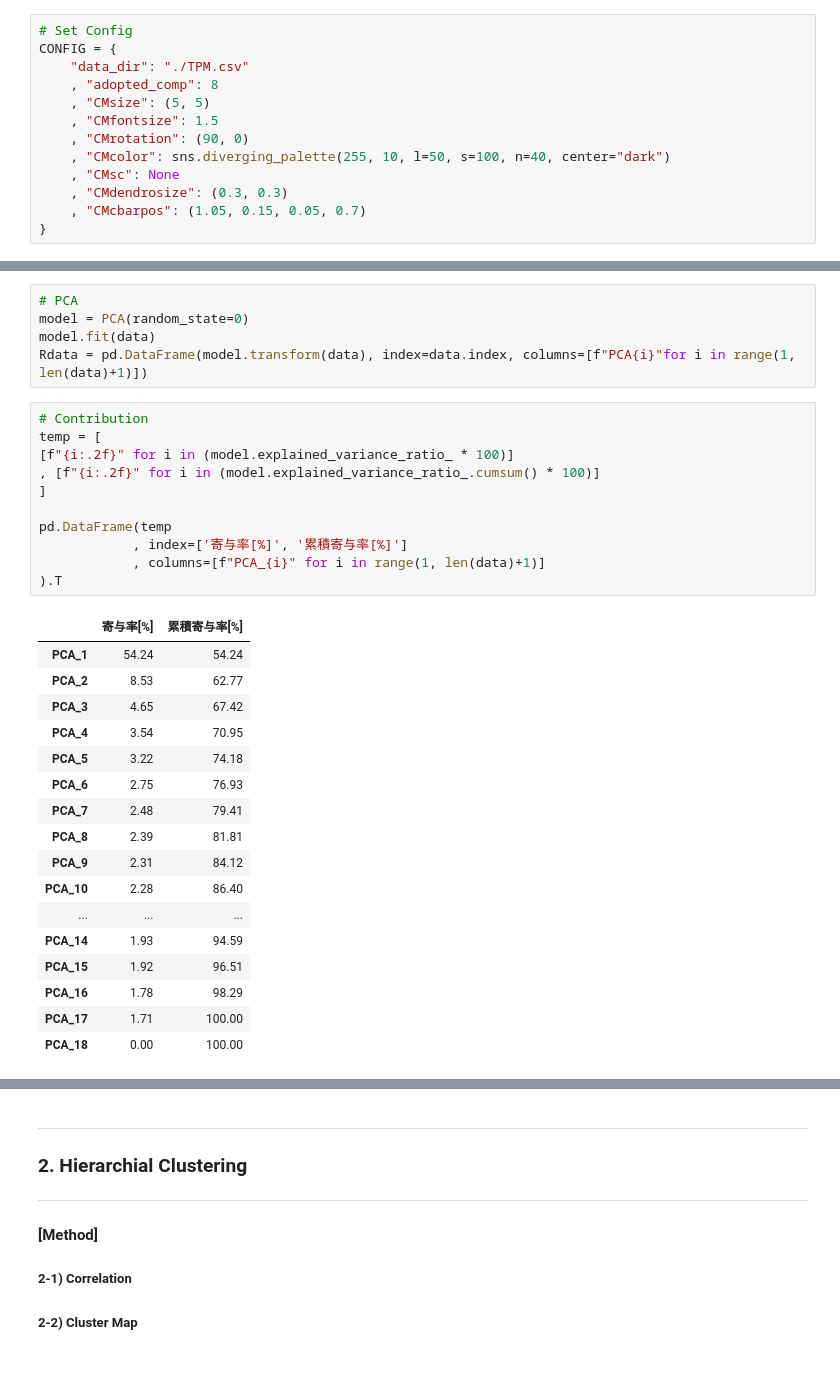
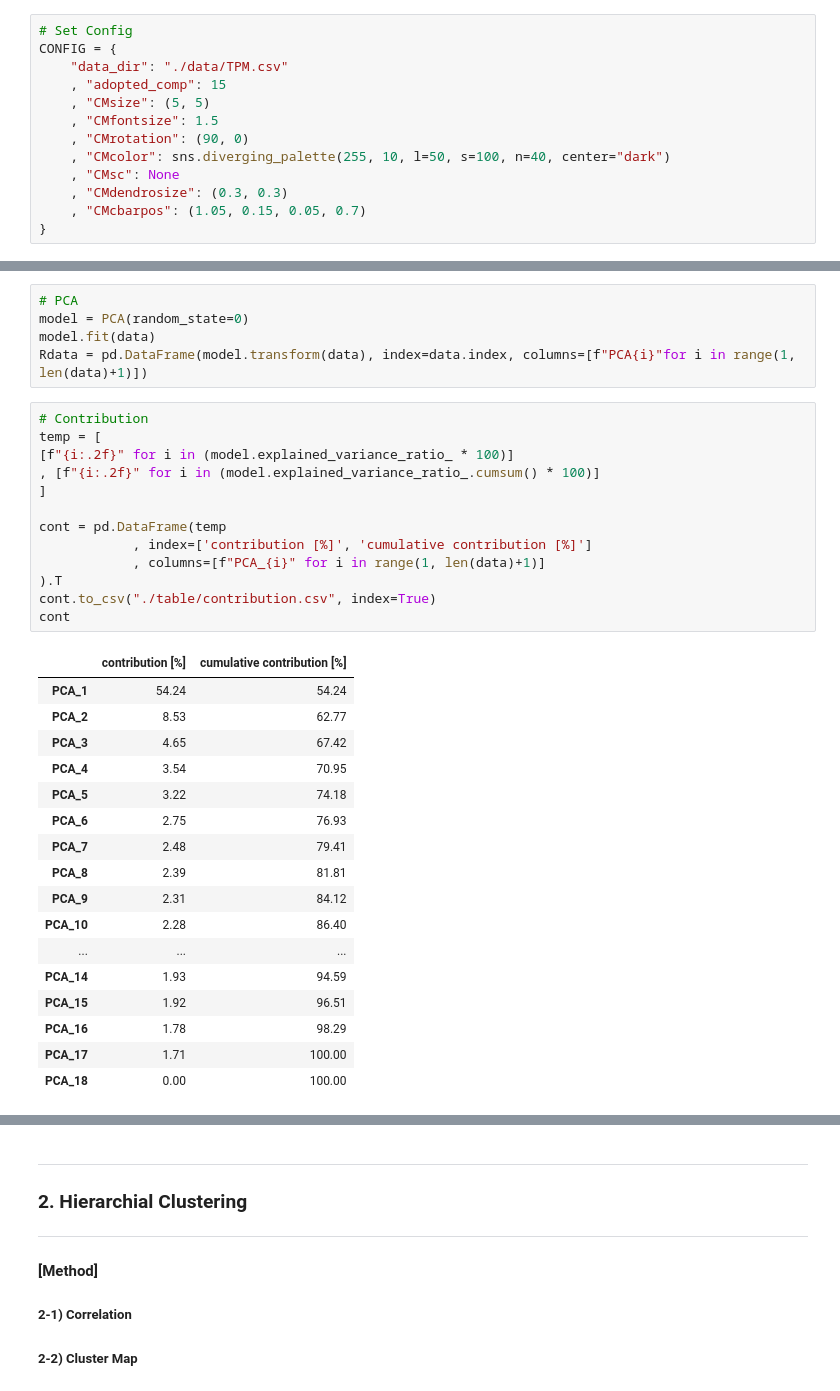
Before and after one commit to yo-aka-gene/neurite, a Jupyter notebook: PCA.ipynb, the cells around one changed output, grey strips where cells are left out. Drawn from its saved outputs; the diff is of its cells as text.

```diff
--- a/PCA.ipynb
+++ b/PCA.ipynb
@@ -14,8 +14,8 @@ from sklearn.decomposition import PCA
 # %%
 # Set Config
 CONFIG = {
-    "data_dir": "./TPM.csv"
-    , "adopted_comp": 8
+    "data_dir": "./data/TPM.csv"
+    , "adopted_comp": 15
     , "CMsize": (5, 5)
     , "CMfontsize": 1.5
     , "CMrotation": (90, 0)
@@ -46,16 +46,18 @@ Rdata = pd.DataFrame(model.transform(data), index=data.index, columns=[f"PCA{i}"
 # %%
 # Contribution
 temp = [
 [f"{i:.2f}" for i in (model.explained_variance_ratio_ * 100)]
 , [f"{i:.2f}" for i in (model.explained_variance_ratio_.cumsum() * 100)]
 ]
 
-pd.DataFrame(temp
-            , index=['寄与率[%]', '累積寄与率[%]']
+cont = pd.DataFrame(temp
+            , index=['contribution [%]', 'cumulative contribution [%]']
             , columns=[f"PCA_{i}" for i in range(1, len(data)+1)]
 ).T
+cont.to_csv("./table/contribution.csv", index=True)
+cont
 # %% [output]
-|  | 寄与率[%] | 累積寄与率[%] |
+|  | contribution [%] | cumulative contribution [%] |
 | PCA_1 | 54.24 | 54.24 |
 | PCA_2 | 8.53 | 62.77 |
 | PCA_3 | 4.65 | 67.42 |
```
Also changed, not shown: parts of 2 cells of this notebook, 30 other files.
